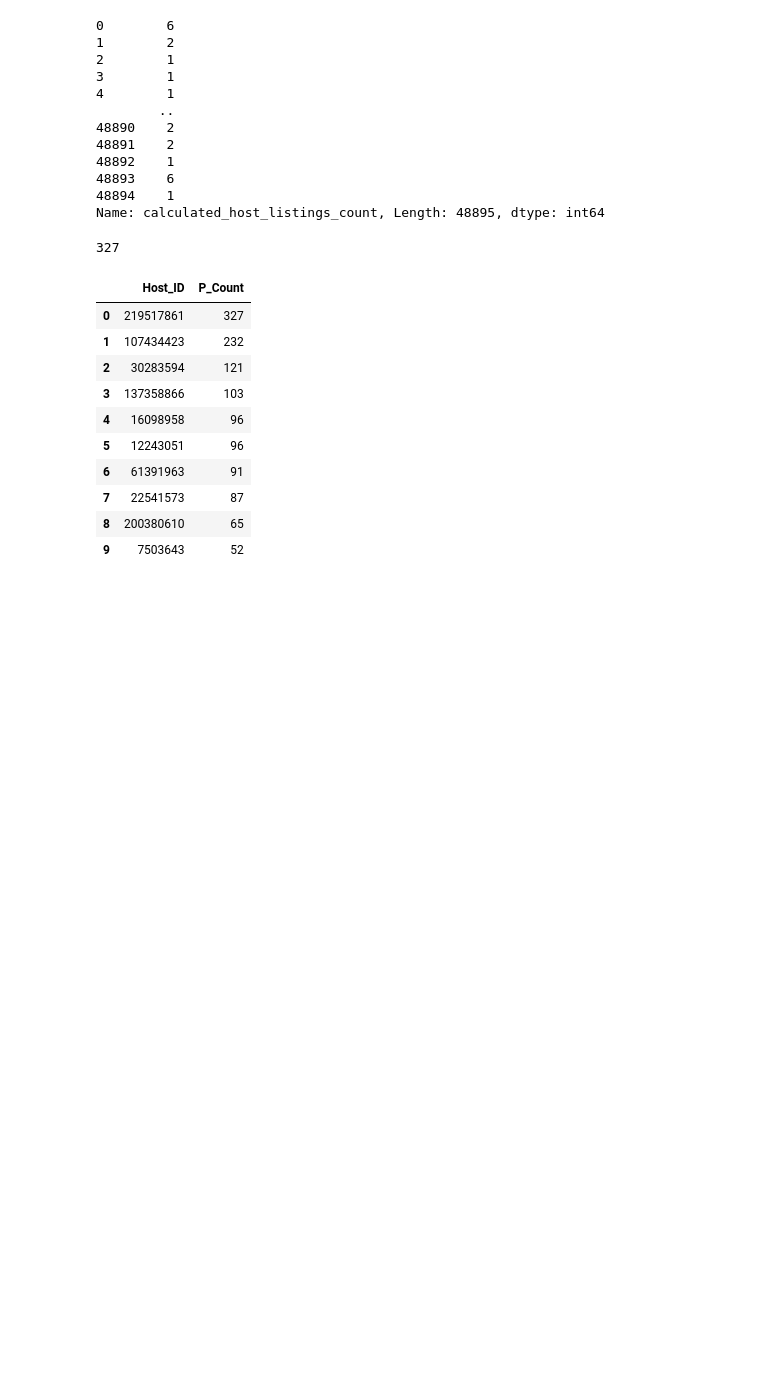
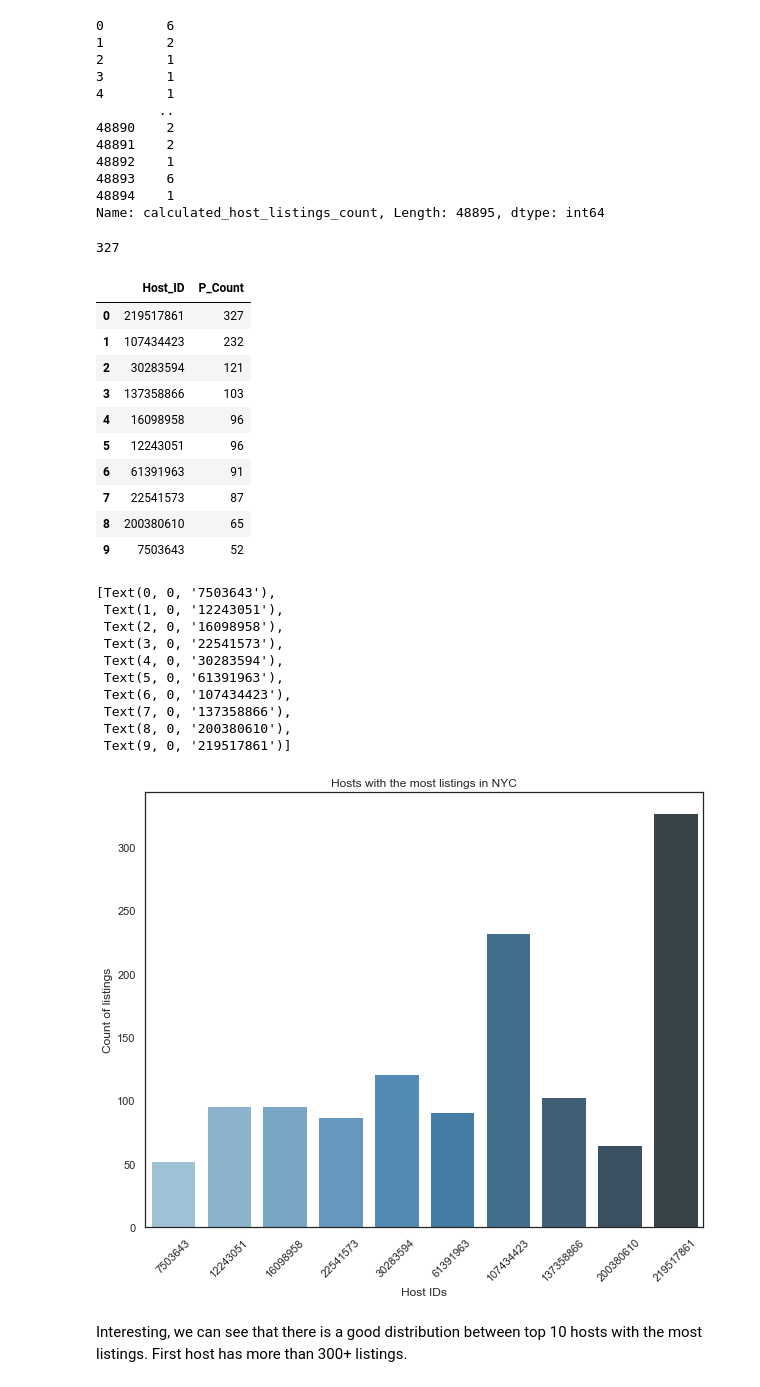
Before and after one commit to Shivanshu04/Datavisualisation, a Jupyter notebook: Airnbn_eda/airbnb.ipynb, the cells around one changed output. Drawn from its saved outputs; the diff is of its cells as text; code cells hidden in the pictures; blank space fills up the shorter version.

```diff
--- a/Airnbn_eda/airbnb.ipynb
+++ b/Airnbn_eda/airbnb.ipynb
@@ -282,3 +282,24 @@ top_host_df
 | 7 | 22541573 | 87 |
 | 8 | 200380610 | 65 |
 | 9 | 7503643 | 52 |
+# %%
+viz_1=sns.barplot(x="Host_ID", y="P_Count", data=top_host_df,
+                 palette='Blues_d')
+viz_1.set_title('Hosts with the most listings in NYC')
+viz_1.set_ylabel('Count of listings')
+viz_1.set_xlabel('Host IDs')
+viz_1.set_xticklabels(viz_1.get_xticklabels(), rotation=45)
+# %% [output]
+[Text(0, 0, '7503643'),
+ Text(1, 0, '12243051'),
+ Text(2, 0, '16098958'),
+ Text(3, 0, '22541573'),
+ Text(4, 0, '30283594'),
+ Text(5, 0, '61391963'),
+ Text(6, 0, '107434423'),
+ Text(7, 0, '137358866'),
+ Text(8, 0, '200380610'),
+ Text(9, 0, '219517861')]
+[figure, added]
+# %% [markdown]
+Interesting, we can see that there is a good distribution between top 10 hosts with the most listings. First host has more than 300+ listings.
```
Also changed, not shown: parts of 4 cells of this notebook.
